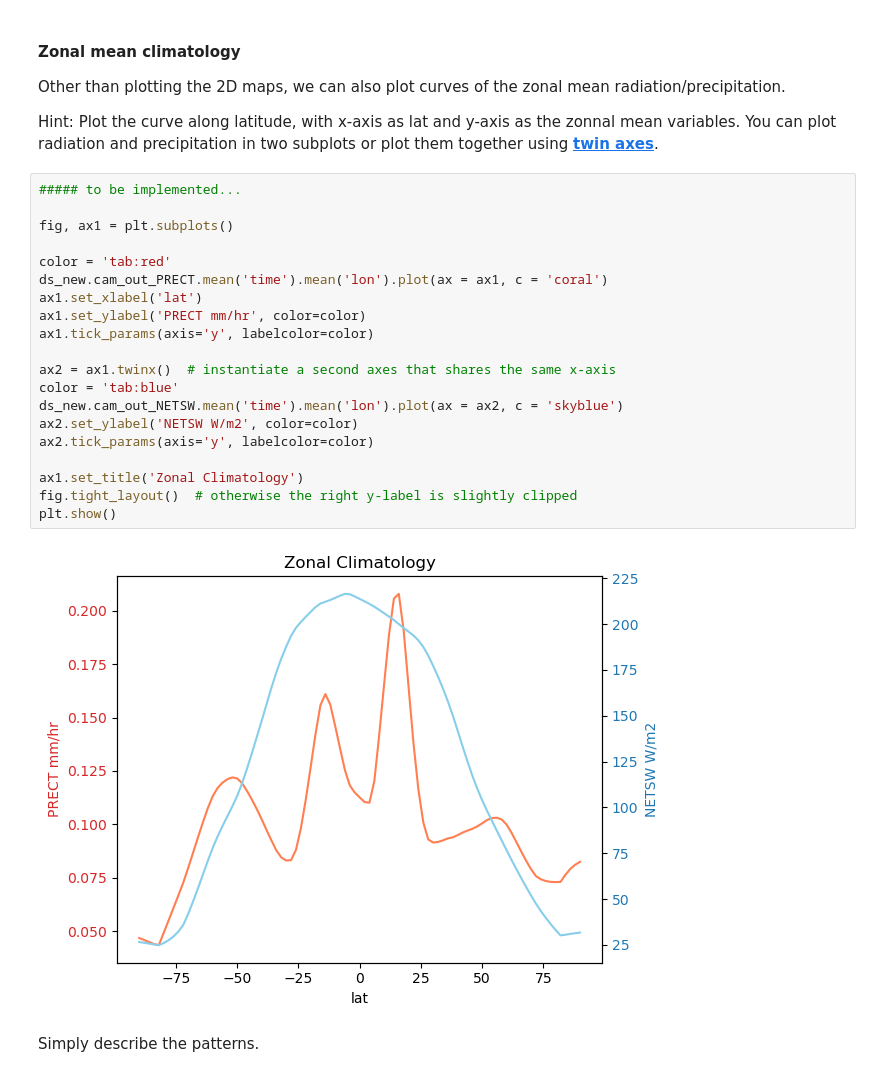
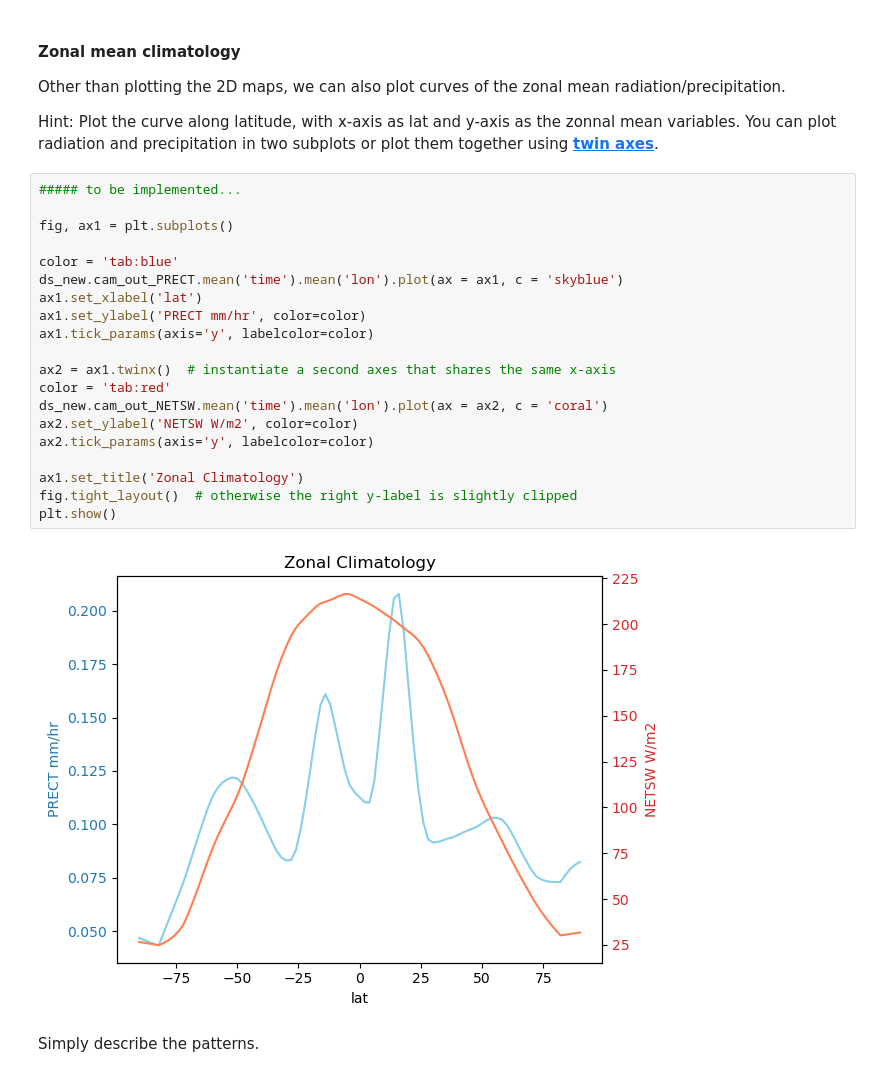
Before and after one commit to sungdukyu/LEAP_REU_Dataset_Notebook, a Jupyter notebook: REU_demoE3SM_tutorial.ipynb, the cells around one changed output. Cells and saved outputs as stored; diff of their text form.

```diff
--- a/REU_demoE3SM_tutorial.ipynb
+++ b/REU_demoE3SM_tutorial.ipynb
@@ -607,25 +607,25 @@ Hint: Plot the curve along latitude, with x-axis as lat and y-axis as the zonnal
 # %%
 ##### to be implemented...
 
 fig, ax1 = plt.subplots()
 
-color = 'tab:red'
-ds_new.cam_out_PRECT.mean('time').mean('lon').plot(ax = ax1, c = 'coral')
+color = 'tab:blue'
+ds_new.cam_out_PRECT.mean('time').mean('lon').plot(ax = ax1, c = 'skyblue')
 ax1.set_xlabel('lat')
 ax1.set_ylabel('PRECT mm/hr', color=color)
 ax1.tick_params(axis='y', labelcolor=color)
 
 ax2 = ax1.twinx()  # instantiate a second axes that shares the same x-axis
-color = 'tab:blue'
-ds_new.cam_out_NETSW.mean('time').mean('lon').plot(ax = ax2, c = 'skyblue')
+color = 'tab:red'
+ds_new.cam_out_NETSW.mean('time').mean('lon').plot(ax = ax2, c = 'coral')
 ax2.set_ylabel('NETSW W/m2', color=color)
 ax2.tick_params(axis='y', labelcolor=color)
 
 ax1.set_title('Zonal Climatology')
 fig.tight_layout()  # otherwise the right y-label is slightly clipped
 plt.show()
 # %% [output]
-[figure, old version]
+[figure, new version]
 # %% [markdown]
 Simply describe the patterns.
 # %% [markdown]
```
Also changed, not shown: parts of 4 cells of this notebook.
